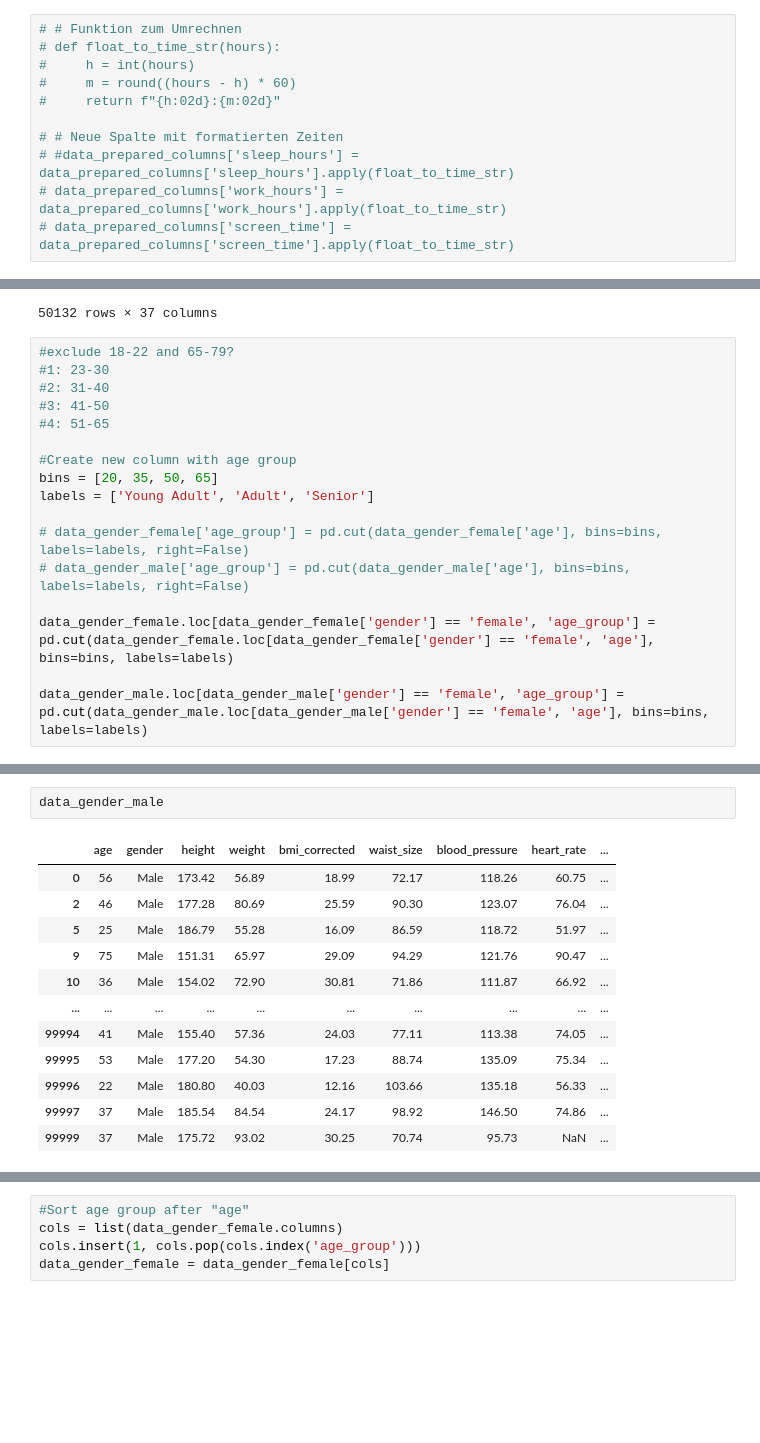
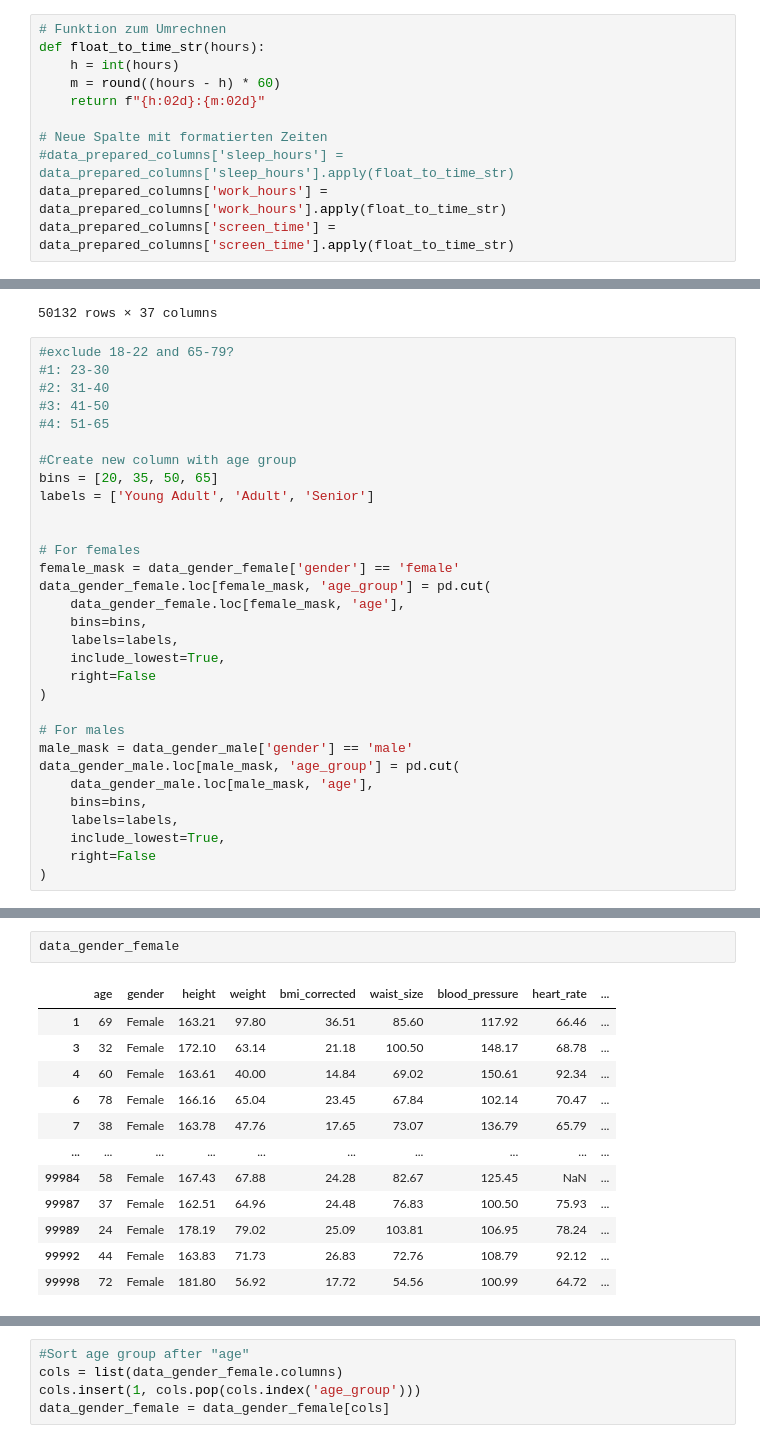
Before and after one commit to heikgrace/healthy-group-one, a Jupyter notebook: data_cleansing.ipynb, the cells around one changed output, grey strips where cells are left out. Cells and saved outputs as stored; diff of their text form; blank space fills up the shorter version.

```diff
--- a/data_cleansing.ipynb
+++ b/data_cleansing.ipynb
@@ -234,16 +234,16 @@ data_prepared_columns['water_intake'] = data_prepared_columns['water_intake'].ro
 #income rounded
 data_prepared_columns['income'] = data_prepared_columns['income'].round(0).astype('Int64')
 # %%
-# # Funktion zum Umrechnen
-# def float_to_time_str(hours):
-#     h = int(hours)
-#     m = round((hours - h) * 60)
-#     return f"{h:02d}:{m:02d}"
+# Funktion zum Umrechnen
+def float_to_time_str(hours):
+    h = int(hours)
+    m = round((hours - h) * 60)
+    return f"{h:02d}:{m:02d}"
 
-# # Neue Spalte mit formatierten Zeiten
-# #data_prepared_columns['sleep_hours'] = data_prepared_columns['sleep_hours'].apply(float_to_time_str)
-# data_prepared_columns['work_hours'] = data_prepared_columns['work_hours'].apply(float_to_time_str)
-# data_prepared_columns['screen_time'] = data_prepared_columns['screen_time'].apply(float_to_time_str)
+# Neue Spalte mit formatierten Zeiten
+#data_prepared_columns['sleep_hours'] = data_prepared_columns['sleep_hours'].apply(float_to_time_str)
+data_prepared_columns['work_hours'] = data_prepared_columns['work_hours'].apply(float_to_time_str)
+data_prepared_columns['screen_time'] = data_prepared_columns['screen_time'].apply(float_to_time_str)
 # %%
 data_prepared_columns.to_csv('data/data_prepared_columns.csv', index=False)
 # %%
@@ -310,9 +297,23 @@ data_gender_male
 bins = [20, 35, 50, 65]
 labels = ['Young Adult', 'Adult', 'Senior']
 
-# data_gender_female['age_group'] = pd.cut(data_gender_female['age'], bins=bins, labels=labels, right=False)
-# data_gender_male['age_group'] = pd.cut(data_gender_male['age'], bins=bins, labels=labels, right=False)
 
-data_gender_female.loc[data_gender_female['gender'] == 'female', 'age_group'] = pd.cut(data_gender_female.loc[data_gender_female['gender'] == 'female', 'age'], bins=bins, labels=labels)
+# For females
+female_mask = data_gender_female['gender'] == 'female'
+data_gender_female.loc[female_mask, 'age_group'] = pd.cut(
+    data_gender_female.loc[female_mask, 'age'],
+    bins=bins,
+    labels=labels,
+    include_lowest=True,
+    right=False
+)
 
-data_gender_male.loc[data_gender_male['gender'] == 'female', 'age_group'] = pd.cut(data_gender_male.loc[data_gender_male['gender'] == 'female', 'age'], bins=bins, labels=labels)
+# For males
+male_mask = data_gender_male['gender'] == 'male'
+data_gender_male.loc[male_mask, 'age_group'] = pd.cut(
+    data_gender_male.loc[male_mask, 'age'],
+    bins=bins,
+    labels=labels,
+    include_lowest=True,
+    right=False
+)
@@ -319,15 +331,15 @@ data_gender_male.loc[data_gender_male['gender'] == 'female', 'age_group'] = pd.c
 # %%
-data_gender_male
+data_gender_female
 # %% [output]
 |  | age | gender | height | weight | bmi_corrected | waist_size | blood_pressure | heart_rate | ... |
-| 0 | 56 | Male | 173.42 | 56.89 | 18.99 | 72.17 | 118.26 | 60.75 | ... |
-| 2 | 46 | Male | 177.28 | 80.69 | 25.59 | 90.30 | 123.07 | 76.04 | ... |
-| 5 | 25 | Male | 186.79 | 55.28 | 16.09 | 86.59 | 118.72 | 51.97 | ... |
-| 9 | 75 | Male | 151.31 | 65.97 | 29.09 | 94.29 | 121.76 | 90.47 | ... |
-| 10 | 36 | Male | 154.02 | 72.90 | 30.81 | 71.86 | 111.87 | 66.92 | ... |
+| 1 | 69 | Female | 163.21 | 97.80 | 36.51 | 85.60 | 117.92 | 66.46 | ... |
+| 3 | 32 | Female | 172.10 | 63.14 | 21.18 | 100.50 | 148.17 | 68.78 | ... |
+| 4 | 60 | Female | 163.61 | 40.00 | 14.84 | 69.02 | 150.61 | 92.34 | ... |
+| 6 | 78 | Female | 166.16 | 65.04 | 23.45 | 67.84 | 102.14 | 70.47 | ... |
+| 7 | 38 | Female | 163.78 | 47.76 | 17.65 | 73.07 | 136.79 | 65.79 | ... |
 | ... | ... | ... | ... | ... | ... | ... | ... | ... | ... |
-| 99994 | 41 | Male | 155.40 | 57.36 | 24.03 | 77.11 | 113.38 | 74.05 | ... |
-| 99995 | 53 | Male | 177.20 | 54.30 | 17.23 | 88.74 | 135.09 | 75.34 | ... |
-| 99996 | 22 | Male | 180.80 | 40.03 | 12.16 | 103.66 | 135.18 | 56.33 | ... |
-| 99997 | 37 | Male | 185.54 | 84.54 | 24.17 | 98.92 | 146.50 | 74.86 | ... |
-| 99999 | 37 | Male | 175.72 | 93.02 | 30.25 | 70.74 | 95.73 | NaN | ... |
+| 99984 | 58 | Female | 167.43 | 67.88 | 24.28 | 82.67 | 125.45 | NaN | ... |
+| 99987 | 37 | Female | 162.51 | 64.96 | 24.48 | 76.83 | 100.50 | 75.93 | ... |
+| 99989 | 24 | Female | 178.19 | 79.02 | 25.09 | 103.81 | 106.95 | 78.24 | ... |
+| 99992 | 44 | Female | 163.83 | 71.73 | 26.83 | 72.76 | 108.79 | 92.12 | ... |
+| 99998 | 72 | Female | 181.80 | 56.92 | 17.72 | 54.56 | 100.99 | 64.72 | ... |
```
Also changed, not shown: parts of 9 cells of this notebook.
